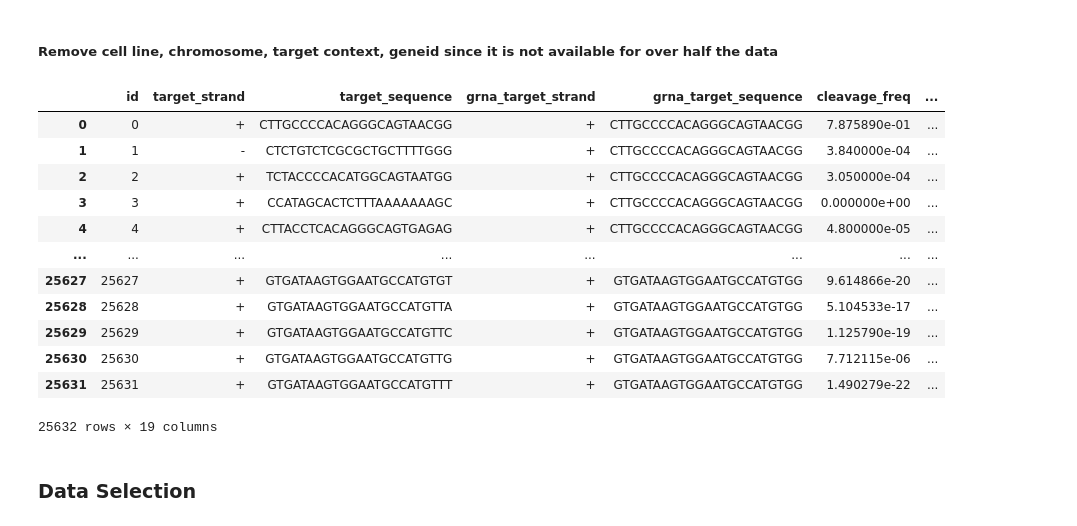
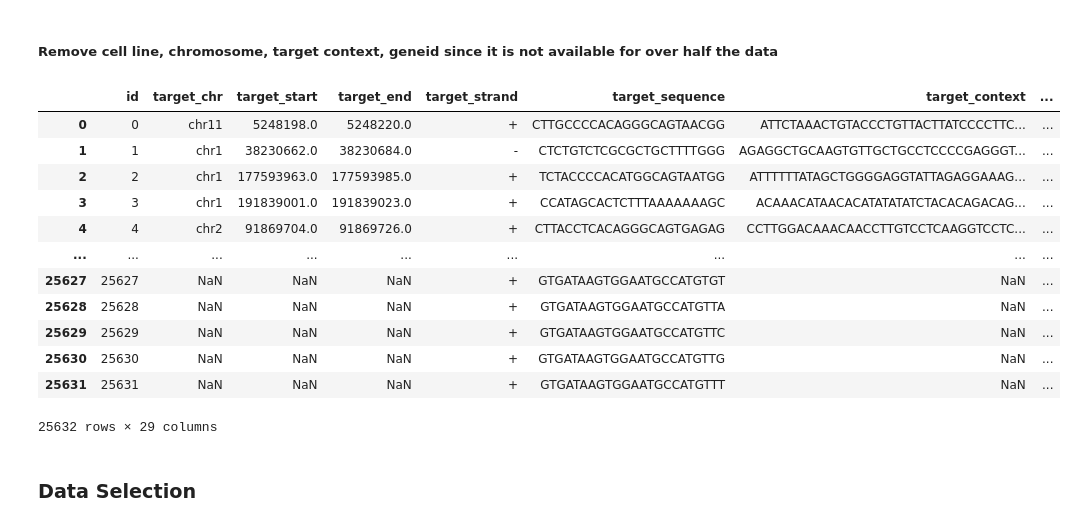
Before and after one commit to meganhfowler/CRISPR-Project, a Jupyter notebook: notebooks/ETL Data.ipynb, the cells around one changed output. Cells and saved outputs as stored; diff of their text form; code cells hidden in the pictures.

```diff
--- a/notebooks/ETL Data.ipynb
+++ b/notebooks/ETL Data.ipynb
@@ -2,6 +2,8 @@
 import pandas as pd
 import numpy as np
 from sklearn.model_selection import train_test_split
+# %%
+pd.set_option('display.max_colwidth', None)
 # %%
 raw_data = pd.read_csv("../data/raw_data.csv")
 # %% [markdown]
@@ -20,7 +22,7 @@ raw_data = pd.read_csv("../data/raw_data.csv")
 # %% [markdown]
 ##### Remove cell line, chromosome, target context, geneid since it is not available for over half the data
 # %%
-data = raw_data.drop([
+unavailable_data = [
     "target_chr",
     "target_start",
     "target_end",
@@ -30,19 +32,4 @@ data = raw_data.drop([
     "grna_target_start",
     "grna_target_end",
     "genome",
-    "cell_line"], axis = 1)
-data
+    "cell_line"]
-# %% [output]
-|  | id | target_strand | target_sequence | grna_target_strand | grna_target_sequence | cleavage_freq | ... |
-| 0 | 0 | + | CTTGCCCCACAGGGCAGTAACGG | + | CTTGCCCCACAGGGCAGTAACGG | 7.875890e-01 | ... |
-| 1 | 1 | - | CTCTGTCTCGCGCTGCTTTTGGG | + | CTTGCCCCACAGGGCAGTAACGG | 3.840000e-04 | ... |
-| 2 | 2 | + | TCTACCCCACATGGCAGTAATGG | + | CTTGCCCCACAGGGCAGTAACGG | 3.050000e-04 | ... |
-| 3 | 3 | + | CCATAGCACTCTTTAAAAAAAGC | + | CTTGCCCCACAGGGCAGTAACGG | 0.000000e+00 | ... |
-| 4 | 4 | + | CTTACCTCACAGGGCAGTGAGAG | + | CTTGCCCCACAGGGCAGTAACGG | 4.800000e-05 | ... |
-| ... | ... | ... | ... | ... | ... | ... | ... |
-| 25627 | 25627 | + | GTGATAAGTGGAATGCCATGTGT | + | GTGATAAGTGGAATGCCATGTGG | 9.614866e-20 | ... |
-| 25628 | 25628 | + | GTGATAAGTGGAATGCCATGTTA | + | GTGATAAGTGGAATGCCATGTGG | 5.104533e-17 | ... |
-| 25629 | 25629 | + | GTGATAAGTGGAATGCCATGTTC | + | GTGATAAGTGGAATGCCATGTGG | 1.125790e-19 | ... |
-| 25630 | 25630 | + | GTGATAAGTGGAATGCCATGTTG | + | GTGATAAGTGGAATGCCATGTGG | 7.712115e-06 | ... |
-| 25631 | 25631 | + | GTGATAAGTGGAATGCCATGTTT | + | GTGATAAGTGGAATGCCATGTGG | 1.490279e-22 | ... |
-25632 rows × 19 columns
@@ -49,3 +48,19 @@ data
+# %%
+raw_data
+# %% [output]
+|  | id | target_chr | target_start | target_end | target_strand | target_sequence | target_context | ... |
+| 0 | 0 | chr11 | 5248198.0 | 5248220.0 | + | CTTGCCCCACAGGGCAGTAACGG | ATTCTAAACTGTACCCTGTTACTTATCCCCTTC... | ... |
+| 1 | 1 | chr1 | 38230662.0 | 38230684.0 | - | CTCTGTCTCGCGCTGCTTTTGGG | AGAGGCTGCAAGTGTTGCTGCCTCCCCGAGGGT... | ... |
+| 2 | 2 | chr1 | 177593963.0 | 177593985.0 | + | TCTACCCCACATGGCAGTAATGG | ATTTTTTATAGCTGGGGAGGTATTAGAGGAAAG... | ... |
+| 3 | 3 | chr1 | 191839001.0 | 191839023.0 | + | CCATAGCACTCTTTAAAAAAAGC | ACAAACATAACACATATATATCTACACAGACAG... | ... |
+| 4 | 4 | chr2 | 91869704.0 | 91869726.0 | + | CTTACCTCACAGGGCAGTGAGAG | CCTTGGACAAACAACCTTGTCCTCAAGGTCCTC... | ... |
+| ... | ... | ... | ... | ... | ... | ... | ... | ... |
+| 25627 | 25627 | NaN | NaN | NaN | + | GTGATAAGTGGAATGCCATGTGT | NaN | ... |
+| 25628 | 25628 | NaN | NaN | NaN | + | GTGATAAGTGGAATGCCATGTTA | NaN | ... |
+| 25629 | 25629 | NaN | NaN | NaN | + | GTGATAAGTGGAATGCCATGTTC | NaN | ... |
+| 25630 | 25630 | NaN | NaN | NaN | + | GTGATAAGTGGAATGCCATGTTG | NaN | ... |
+| 25631 | 25631 | NaN | NaN | NaN | + | GTGATAAGTGGAATGCCATGTTT | NaN | ... |
+25632 rows × 29 columns
 # %% [markdown]
 ### Data Selection
 # %% [markdown]
```
Also changed, not shown: parts of 8 cells of this notebook, 7 other files.
